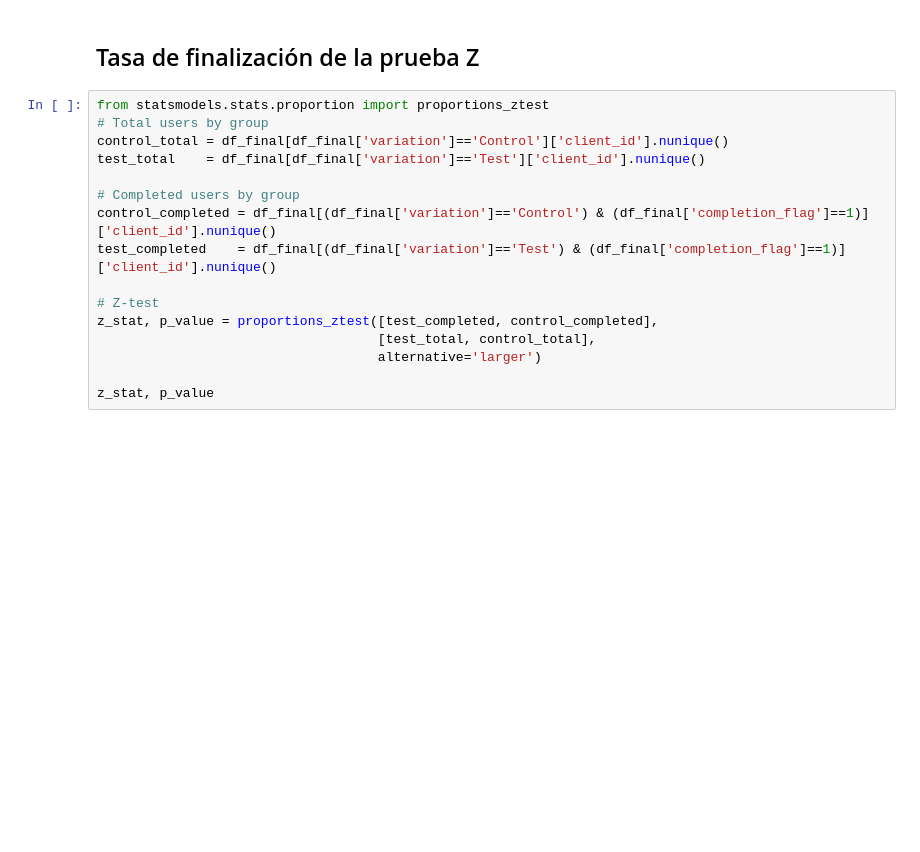
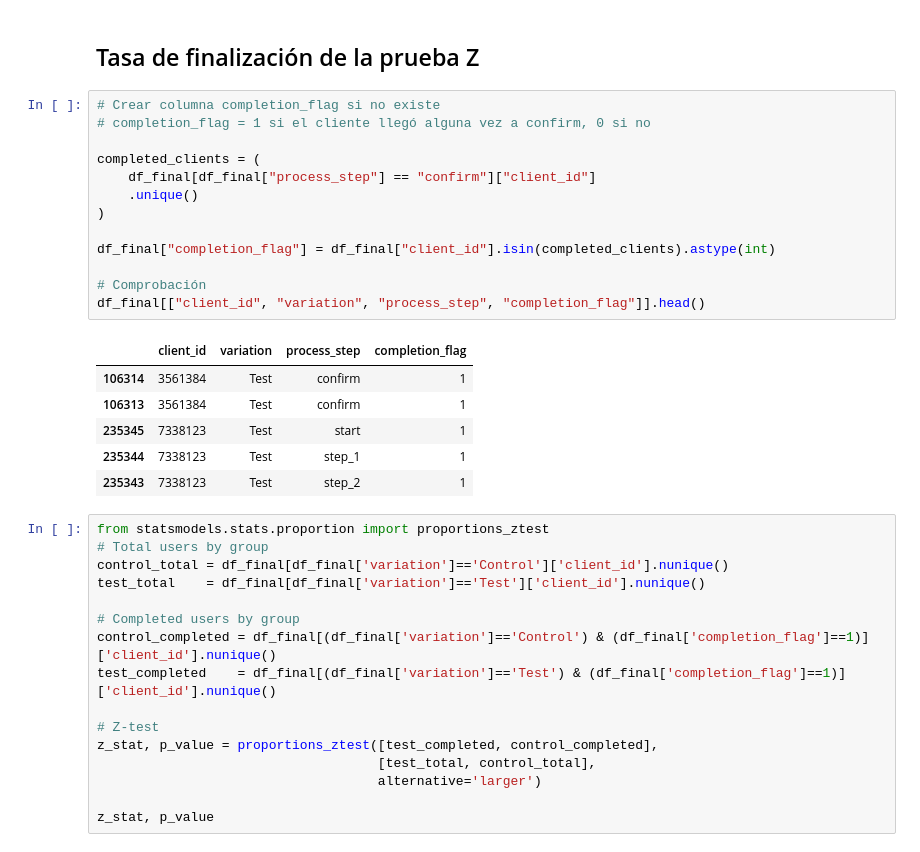
Before and after one commit to demonvaa/vanguard-ab-test, a Jupyter notebook: Proyecto_2.ipynb, the cells around one changed output. Drawn from its saved outputs; the diff is of its cells as text; blank space fills up the shorter version.

```diff
--- a/Proyecto_2.ipynb
+++ b/Proyecto_2.ipynb
@@ -1099,6 +1099,26 @@ plt.show()
 # Prueba de hipótesis
 # %% [markdown]
 ## Tasa de finalización de la prueba Z
+# %%
+# Crear columna completion_flag si no existe
+# completion_flag = 1 si el cliente llegó alguna vez a confirm, 0 si no
+
+completed_clients = (
+    df_final[df_final["process_step"] == "confirm"]["client_id"]
+    .unique()
+)
+
+df_final["completion_flag"] = df_final["client_id"].isin(completed_clients).astype(int)
+
+# Comprobación
+df_final[["client_id", "variation", "process_step", "completion_flag"]].head()
+# %% [output]
+|  | client_id | variation | process_step | completion_flag |
+| 106314 | 3561384 | Test | confirm | 1 |
+| 106313 | 3561384 | Test | confirm | 1 |
+| 235345 | 7338123 | Test | start | 1 |
+| 235344 | 7338123 | Test | step_1 | 1 |
+| 235343 | 7338123 | Test | step_2 | 1 |
 # %%
 from statsmodels.stats.proportion import proportions_ztest
 # Total users by group
```
Also changed, not shown: parts of 8 cells of this notebook.
